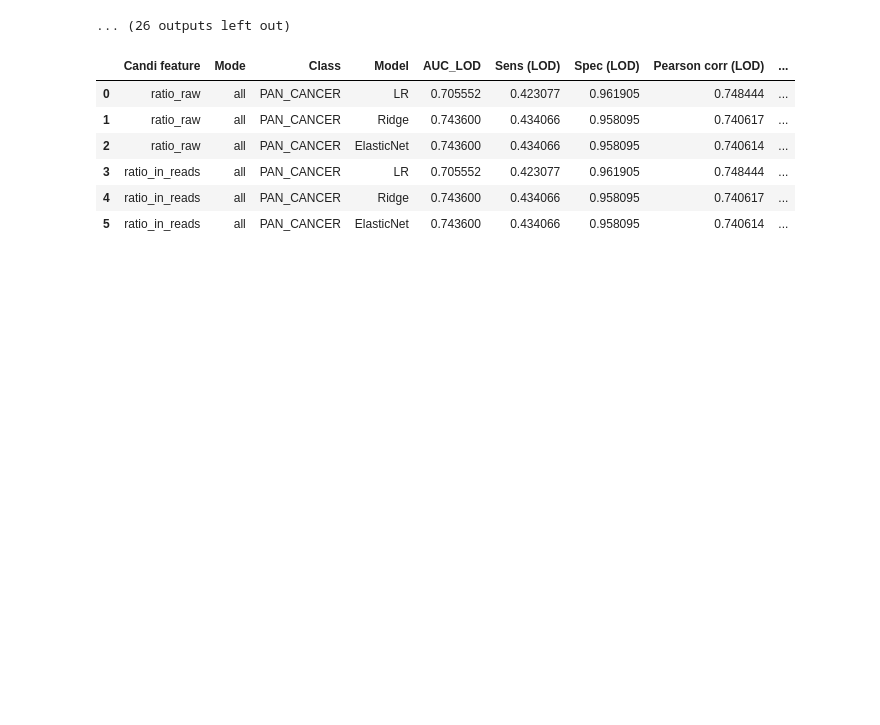
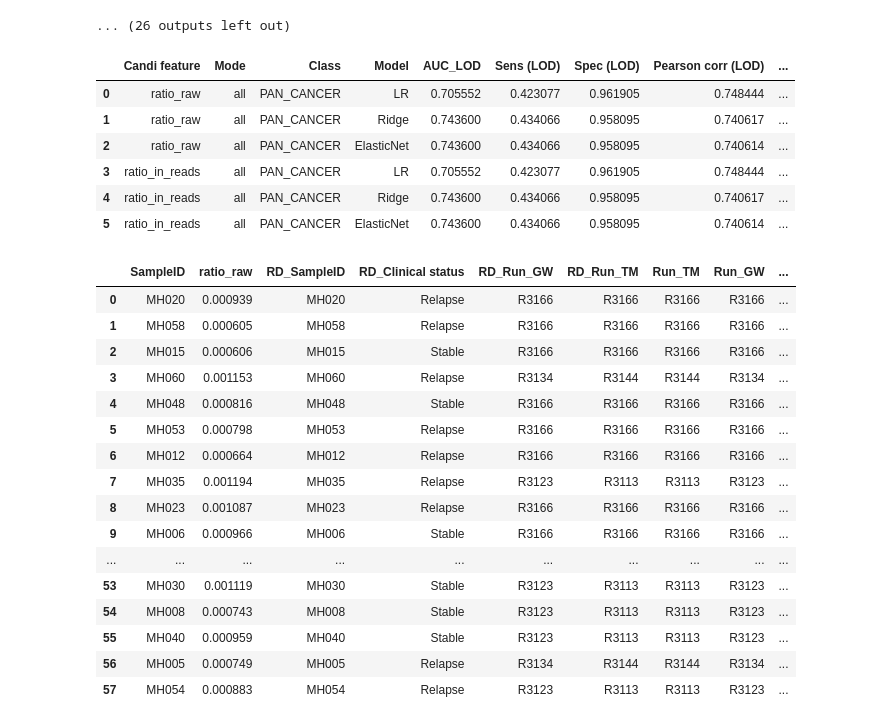
Before and after one commit to hieunguyen4193/tmd_features, a Jupyter notebook: TF02_analysis_pan_cancer.ipynb, the cells around one changed output. Drawn from its saved outputs; the diff is of its cells as text; code cells hidden in the pictures; blank space fills up the shorter version.

```diff
--- a/TF02_analysis_pan_cancer.ipynb
+++ b/TF02_analysis_pan_cancer.ipynb
@@ -310,3 +326,30 @@ summarydf.style.background_gradient(subset = highlight_features)
 | 5 | ratio_in_reads | all | PAN_CANCER | ElasticNet | 0.743600 | 0.434066 | 0.958095 | 0.740614 | ... |
 # %%
 summarydf.style.background_gradient(subset = highlight_features).to_excel(os.path.join(path_to_02_tf_output, f"summarydf.color.xlsx"), index = False)
+# %%
+validation_metadata = pd.read_excel("./validation_Truong_Vi/metadata evaluate ctquantification.xlsx")
+# %%
+validationdf = pd.read_excel(os.path.join(path_to_06_output, "candi_reads_all_{}_vs_control.xlsx".format("PAN_CANCER")))
+# %%
+selected_candi_features = "ratio_raw"
+validationdf = validationdf[["SampleID", selected_candi_features]]
+validationdf = validationdf.merge(validation_metadata, right_on = "SampleID", left_on = "SampleID")
+validationdf
+# %% [output]
+|  | SampleID | ratio_raw | RD_SampleID | RD_Clinical status | RD_Run_GW | RD_Run_TM | Run_TM | Run_GW | ... |
+| 0 | MH020 | 0.000939 | MH020 | Relapse | R3166 | R3166 | R3166 | R3166 | ... |
+| 1 | MH058 | 0.000605 | MH058 | Relapse | R3166 | R3166 | R3166 | R3166 | ... |
+| 2 | MH015 | 0.000606 | MH015 | Stable | R3166 | R3166 | R3166 | R3166 | ... |
+| 3 | MH060 | 0.001153 | MH060 | Relapse | R3134 | R3144 | R3144 | R3134 | ... |
+| 4 | MH048 | 0.000816 | MH048 | Stable | R3166 | R3166 | R3166 | R3166 | ... |
+| 5 | MH053 | 0.000798 | MH053 | Relapse | R3166 | R3166 | R3166 | R3166 | ... |
+| 6 | MH012 | 0.000664 | MH012 | Relapse | R3166 | R3166 | R3166 | R3166 | ... |
+| 7 | MH035 | 0.001194 | MH035 | Relapse | R3123 | R3113 | R3113 | R3123 | ... |
+| 8 | MH023 | 0.001087 | MH023 | Relapse | R3166 | R3166 | R3166 | R3166 | ... |
+| 9 | MH006 | 0.000966 | MH006 | Stable | R3166 | R3166 | R3166 | R3166 | ... |
+| ... | ... | ... | ... | ... | ... | ... | ... | ... | ... |
+| 53 | MH030 | 0.001119 | MH030 | Stable | R3123 | R3113 | R3113 | R3123 | ... |
+| 54 | MH008 | 0.000743 | MH008 | Stable | R3123 | R3113 | R3113 | R3123 | ... |
+| 55 | MH040 | 0.000959 | MH040 | Stable | R3123 | R3113 | R3113 | R3123 | ... |
+| 56 | MH005 | 0.000749 | MH005 | Relapse | R3134 | R3144 | R3144 | R3134 | ... |
+| 57 | MH054 | 0.000883 | MH054 | Relapse | R3123 | R3113 | R3113 | R3123 | ... |
```
Also changed, not shown: parts of 2 cells of this notebook, 4 other files.
